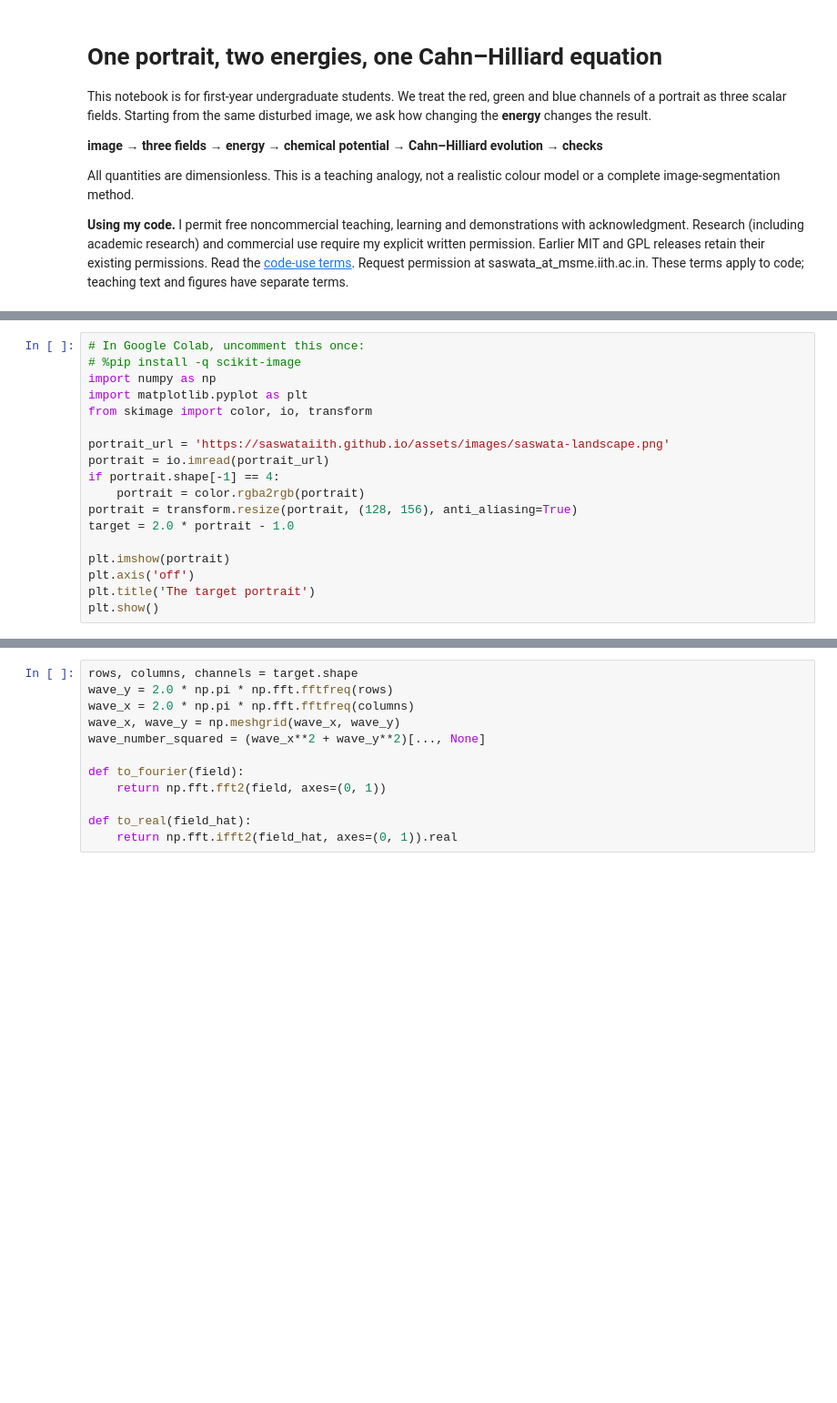
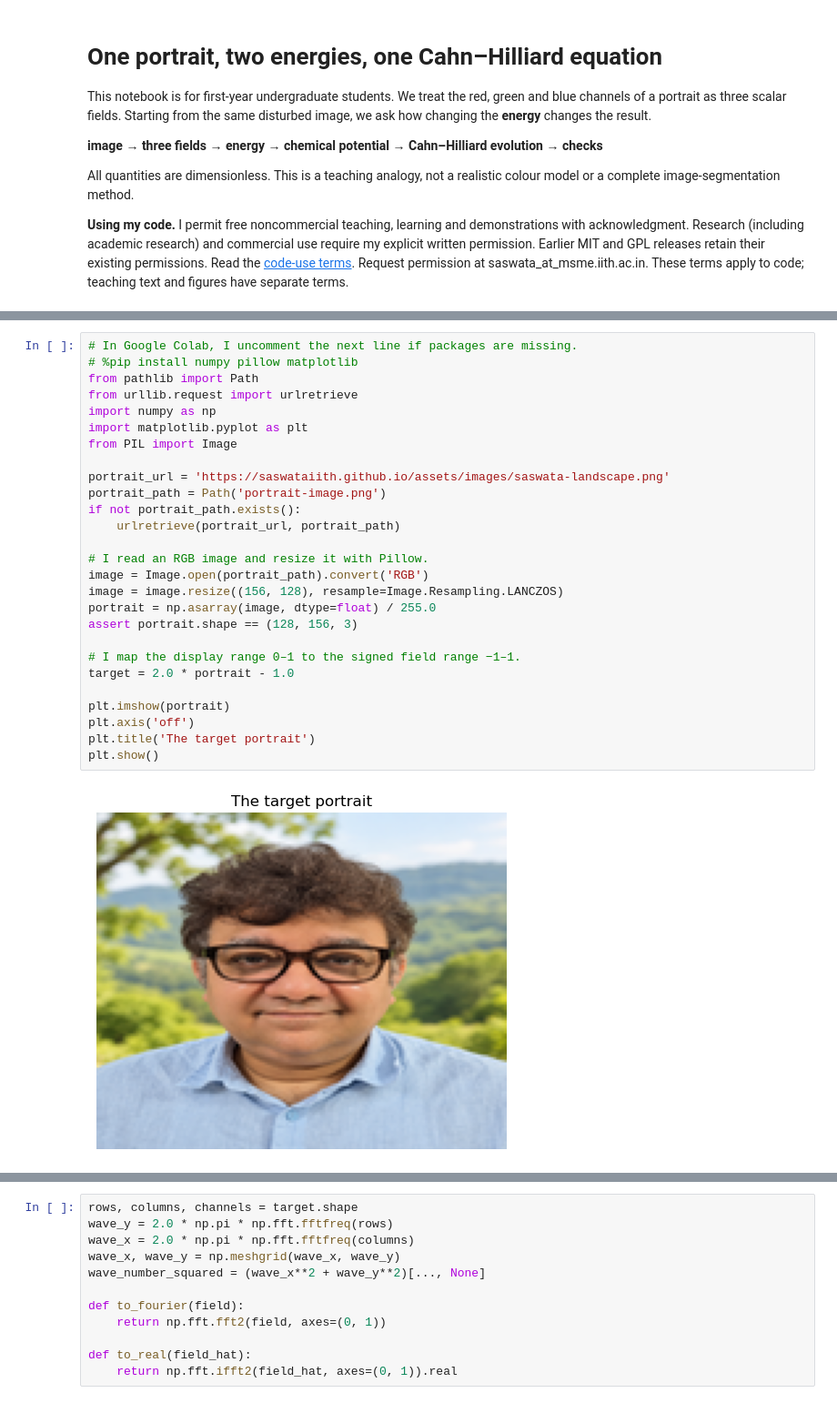
Before and after one commit to saswataiith/saswataiith.github.io, a Jupyter notebook: files/mesoscale/examples/portrait_ch_abstraction.ipynb, the cells around one changed output, grey strips where cells are left out. Shown at 91% size. Cells and saved outputs as stored; diff of their text form; blank space fills up the shorter version.

Commit message:
Explain portrait grid updates, RGB axes and Pillow resizing

```diff
--- a/files/mesoscale/examples/portrait_ch_abstraction.ipynb
+++ b/files/mesoscale/examples/portrait_ch_abstraction.ipynb
@@ -15,19 +29,30 @@ Each pixel contains a red, green and blue number. We resize the image for a quic
 # %%
-# In Google Colab, uncomment this once:
-# %pip install -q scikit-image
+# In Google Colab, I uncomment the next line if packages are missing.
+# %pip install numpy pillow matplotlib
+from pathlib import Path
+from urllib.request import urlretrieve
 import numpy as np
 import matplotlib.pyplot as plt
-from skimage import color, io, transform
+from PIL import Image
 
 portrait_url = 'https://saswataiith.github.io/assets/images/saswata-landscape.png'
-portrait = io.imread(portrait_url)
-if portrait.shape[-1] == 4:
-    portrait = color.rgba2rgb(portrait)
-portrait = transform.resize(portrait, (128, 156), anti_aliasing=True)
+portrait_path = Path('portrait-image.png')
+if not portrait_path.exists():
+    urlretrieve(portrait_url, portrait_path)
+
+# I read an RGB image and resize it with Pillow.
+image = Image.open(portrait_path).convert('RGB')
+image = image.resize((156, 128), resample=Image.Resampling.LANCZOS)
+portrait = np.asarray(image, dtype=float) / 255.0
+assert portrait.shape == (128, 156, 3)
+
+# I map the display range 0–1 to the signed field range −1–1.
 target = 2.0 * portrait - 1.0
 
 plt.imshow(portrait)
 plt.axis('off')
 plt.title('The target portrait')
 plt.show()
+# %% [output]
+[figure, added]
 # %% [markdown]
```
Also changed, not shown: parts of 11 cells of this notebook, 4 other files.
